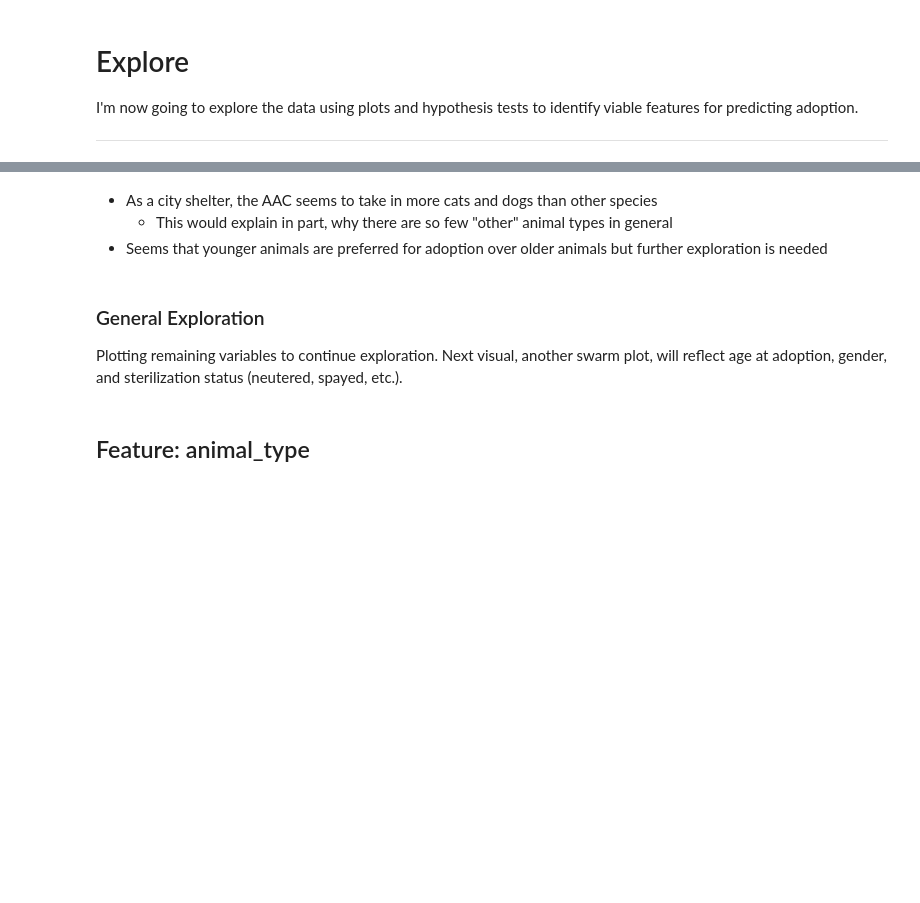
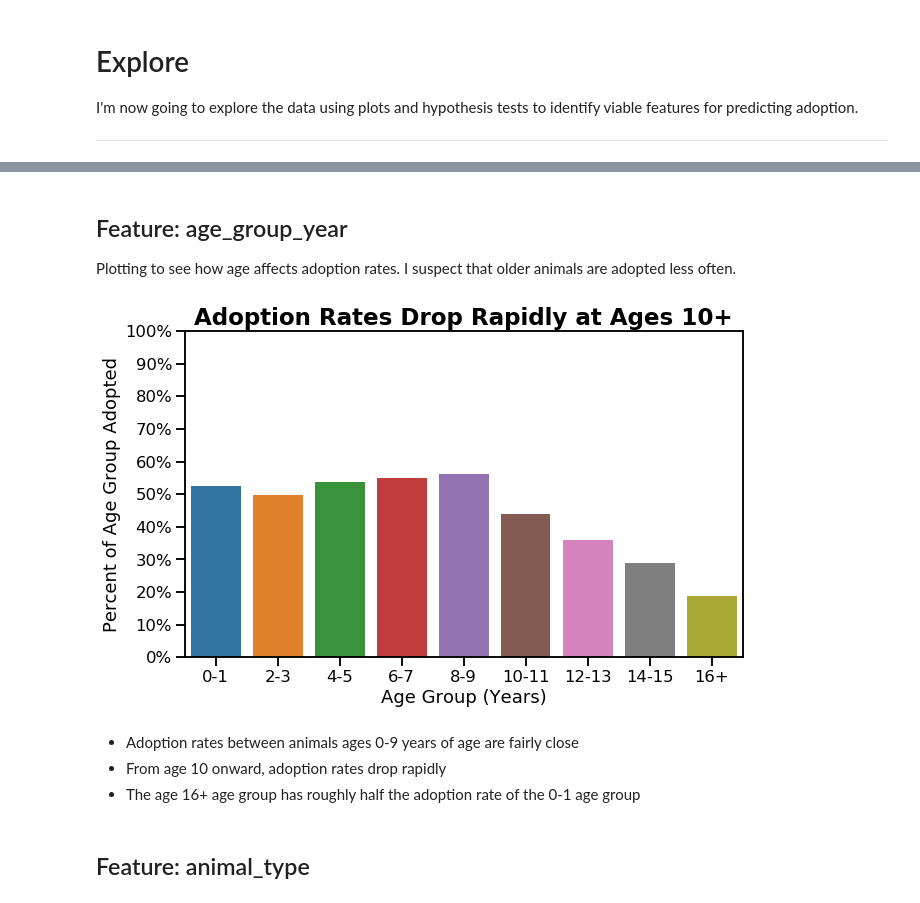
Before and after one commit to SamuelD-Data/aac_outcomes_project, a Jupyter notebook: continued_work/aac_project_notebook.ipynb, the cells around one changed output, grey strips where cells are left out. Drawn from its saved outputs; the diff is of its cells as text; code cells hidden in the pictures; blank space fills up the shorter version.

Commit message:
added age plot

```diff
--- a/continued_work/aac_project_notebook.ipynb
+++ b/continued_work/aac_project_notebook.ipynb
@@ -269,7 +172,0 @@ Text(0.5, 1.0, 'Young Cats and Dogs are Adopted More Often')
-# %% [markdown]
-- As a city shelter, the AAC seems to take in more cats and dogs than other species
-    - This would explain in part, why there are so few "other" animal types in general
-- Seems that younger animals are preferred for adoption over older animals but further exploration is needed
-# %% [markdown]
-### General Exploration
-Plotting remaining variables to continue exploration. Next visual, another swarm plot, will reflect age at adoption, gender, and sterilization status (neutered, spayed, etc.).
@@ -302,3 +173,27 @@ plt.title('Sterilized Animals are Adopted More Often', fontsize=25)
+# %% [markdown]
+## Feature: age_group_year
+Plotting to see how age affects adoption rates. I suspect that older animals are adopted less often.
+# %%
+age_group_adopts = train.groupby('age_group_year').mean()[['is_adopted']].sort_values('age_group_year')
+
+age_group_adopts.index = ['0-1', '2-3', '4-5', '6-7', '8-9', '10-11', '12-13', '14-15', '16+']
+
+sns.set_context('talk')
+
+plt.figure(figsize=(10, 6))
+sns.barplot(data=age_group_adopts, x=age_group_adopts.index, y='is_adopted')
+plt.xlabel("Age Group (Years)")
+plt.ylabel("Percent of Age Group Adopted")
+plt.title("Adoption Rates Drop Rapidly at Ages 10+", fontweight='bold', fontsize=23)
+fmt = [f'{i:0.0%}' for i in np.linspace(0, 1, 11)]
+plt.yticks(np.linspace(0, 1, 11), labels=fmt)
+plt.show()
+# %% [output]
+[figure, added]
+# %% [markdown]
+- Adoption rates between animals ages 0-9 years of age are fairly close
+- From age 10 onward, adoption rates drop rapidly
+- The age 16+ age group has roughly half the adoption rate of the 0-1 age group
 # %% [markdown]
 ## Feature: animal_type
 # %% [markdown]
```
Also changed, not shown: parts of 9 cells of this notebook.
